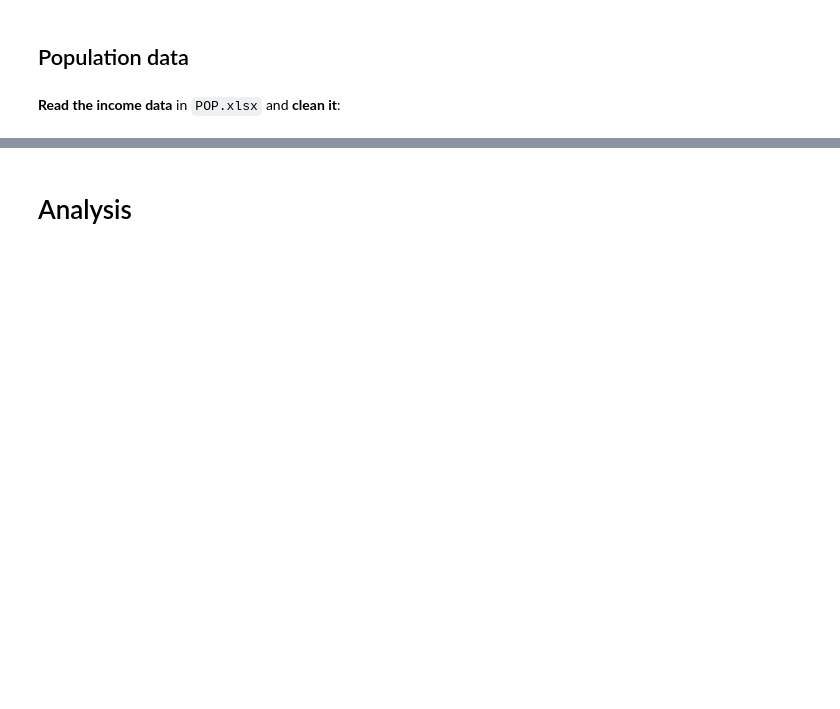
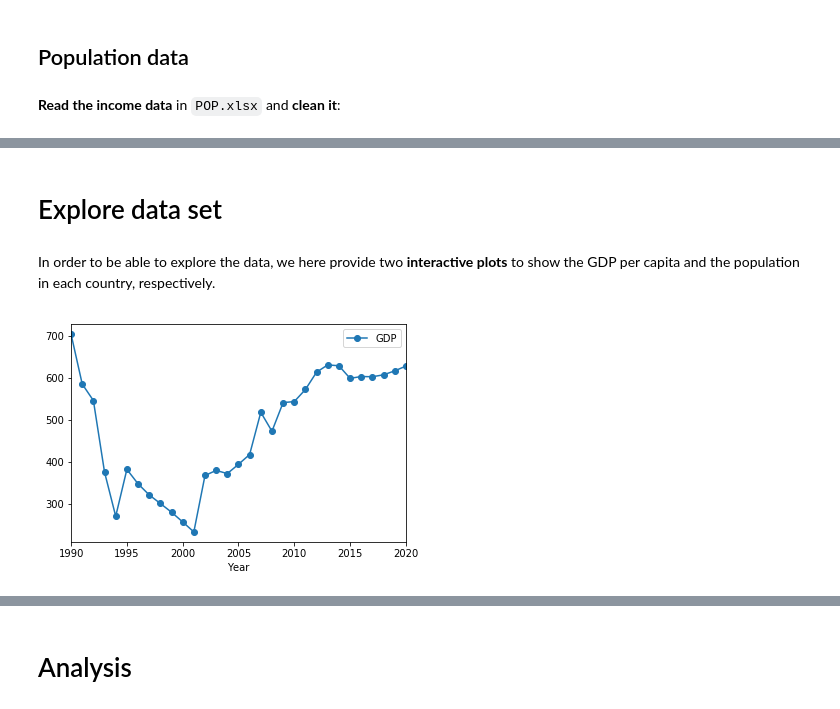
Before and after one commit to NumEconCopenhagen/projects-2020-1001numpyarrays, a Jupyter notebook: dataproject/dataproject.ipynb, the cells around one changed output, grey strips where cells are left out. Saved outputs shown, nothing was run; the diff lists cells and outputs as text; code cells hidden in the pictures; blank space fills up the shorter version.

```diff
--- a/dataproject/dataproject.ipynb
+++ b/dataproject/dataproject.ipynb
@@ -99,0 +93,17 @@ pop_long.head(10)
+# %% [markdown]
+# Explore data set
+# %% [markdown]
+In order to be able to explore the data, we here provide two **interactive plots** to show the GDP per capita and the population in each country, respectively.
+# %%
+def plot_GDP(df, Location):
+    I = df['Location'] == Location
+    ax=df.loc[I,:].plot(x='Year', y='GDP', style='-o', legend=True)
+[46]
+widgets.interact(plot_GDP,
+    df = widgets.fixed(GDP_per_capita_long),
+    Location = widgets.Dropdown(description='Location',
+                                    options=GDP_per_capita_long.Location.unique(),
+                                    value='Afghanistan')
+);
+# %% [output]
+[figure, added]
```
Also changed, not shown: parts of 21 cells of this notebook.
